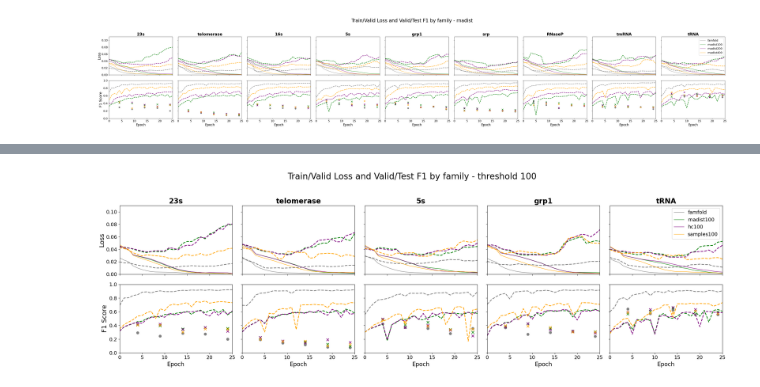
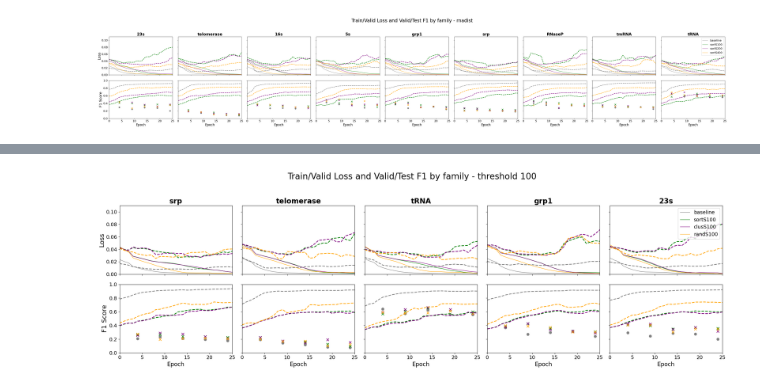
Before and after one commit to Gisch97/RNA-analysis, a Jupyter notebook: Experiments/f_ArchiveII/sincFold/sincFold_LongRun_v2.ipynb, the cells around one changed output, grey strips where cells are left out. Cells and saved outputs as stored; diff of their text form; code cells hidden in the pictures.

```diff
--- a/Experiments/f_ArchiveII/sincFold/sincFold_LongRun_v2.ipynb
+++ b/Experiments/f_ArchiveII/sincFold/sincFold_LongRun_v2.ipynb
@@ -3,12 +3,12 @@ import os
 import pandas as pd
 import matplotlib.pyplot as plt
 # %%
-rnadist100 = "./BRONZE/long_run_filter100/rnadist/dist_100/"
+sortS100 = "./BRONZE/long_run_filter100/rnadist/dist_100/"
 FIGURE_PATH = "/home/gkulemeyer/Documents/Repos/RNA-analysis/Experiments/f_ArchiveII/figures/"
 # familias
 fams = ['23s', 'telomerase', '16s', '5s', 'grp1', 'srp', 'RNaseP', 'tmRNA', 'tRNA']
 
-def read_dfs(BASE_PATH, output_base=None, label="rnadist100"):
+def read_dfs(BASE_PATH, output_base=None, label="sortS100"):
     epochs = [n*5 for n in range(1,11)]
     dfs = { f: [] for f in fams }
 
@@ -38,16 +38,16 @@ def read_dfs(BASE_PATH, output_base=None, label="rnadist100"):
     return dfs
 # %%
 paths = {
-    "rnadist400": "./BRONZE/long_run_filter100/rnadist/dist_400/",
-    "rnadist200": "./BRONZE/long_run_filter100/rnadist/dist_200/",
-    "rnadist100": "./BRONZE/long_run_filter100/rnadist/dist_100/",
-    "hc400": "./BRONZE/long_run_filter100/herarchical_cluster/dist_400/",
-    "hc200": "./BRONZE/long_run_filter100/herarchical_cluster/dist_200/",
-    "hc100": "./BRONZE/long_run_filter100/herarchical_cluster/dist_100/",
-    "samples400": "./BRONZE/long_run_filter100/samples/dist_400/",
-    "samples200": "./BRONZE/long_run_filter100/samples/dist_200/",
-    "samples100": "./BRONZE/long_run_filter100/samples/dist_100/",
-    "famfold": "./BRONZE/long_run_filter100/famfold/"
+    "sortS400": "./BRONZE/long_run_filter100/rnadist/dist_400/",
+    "sortS200": "./BRONZE/long_run_filter100/rnadist/dist_200/",
+    "sortS100": "./BRONZE/long_run_filter100/rnadist/dist_100/",
+    "clus400": "./BRONZE/long_run_filter100/herarchical_cluster/dist_400/",
+    "clusS200": "./BRONZE/long_run_filter100/herarchical_cluster/dist_200/",
+    "clusS100": "./BRONZE/long_run_filter100/herarchical_cluster/dist_100/",
+    "randS400": "./BRONZE/long_run_filter100/samples/dist_400/",
+    "randS200": "./BRONZE/long_run_filter100/samples/dist_200/",
+    "randS100": "./BRONZE/long_run_filter100/samples/dist_100/",
+    "baseline": "./BRONZE/long_run_filter100/famfold/"
 }
 # %%
 
@@ -226,7 +225,7 @@ def plot_valid_f1_across_datasets(datasets, dataset_names, fams, figsize=(5, 4),
         fig.savefig(FIGURE_PATH + "sincfold_valid_F1_lr.pdf", dpi=300)
     plt.show()
 # %%
-dataset_names = ["famfold","rnadist100", "rnadist200", "rnadist400"]
+dataset_names = ["baseline","sortS100", "sortS200", "sortS400"]
 df_list = [dfs_all[k] for k in dataset_names]
 
 
@@ -312,10 +311,12 @@ def plot_loss_and_f1_across_datasets(
             color = base_colors[i % len(base_colors)]
 
             # valid f1
-#            ax_f1.plot(df['epoch'], smooth_curve(df['valid_f1_post']),
-            ax_f1.plot(df['epoch'], df['valid_f1_post'],
+            # ax_f1.plot(df['epoch'], df['valid_f1_post'],
+            ax_f1.plot(df['epoch'], smooth_curve(df['valid_f1_post']),
                        color=color, linewidth=2, linestyle="--",
                        label=f"F1 ({name})")
+
+
 
             # test f1 points
             test_rows = df['f1_post'].notna()
@@ -388,12 +401,12 @@ plot_loss_and_f1_across_datasets(
 # %%
-dataset_names = ["famfold", "rnadist100", "hc100", "samples100"]
+dataset_names = ["baseline", "sortS100", "clusS100", "randS100"]
 df_list = [dfs_all[k] for k in dataset_names]
-fams2 = ['23s', 'telomerase', '5s', 'grp1', 'tRNA']
+fams2 = ['srp', 'telomerase', 'tRNA', 'grp1', '23s']
 plot_loss_and_f1_across_datasets(
     datasets=df_list,
     dataset_names=dataset_names,
     fams=fams2,
     title="Train/Valid Loss and Valid/Test F1 by family - threshold 100",
 )
 # %% [output]
-[figure, old version]
+[figure, new version]
```
Also changed, not shown: parts of 6 cells of this notebook, 17 other files.
